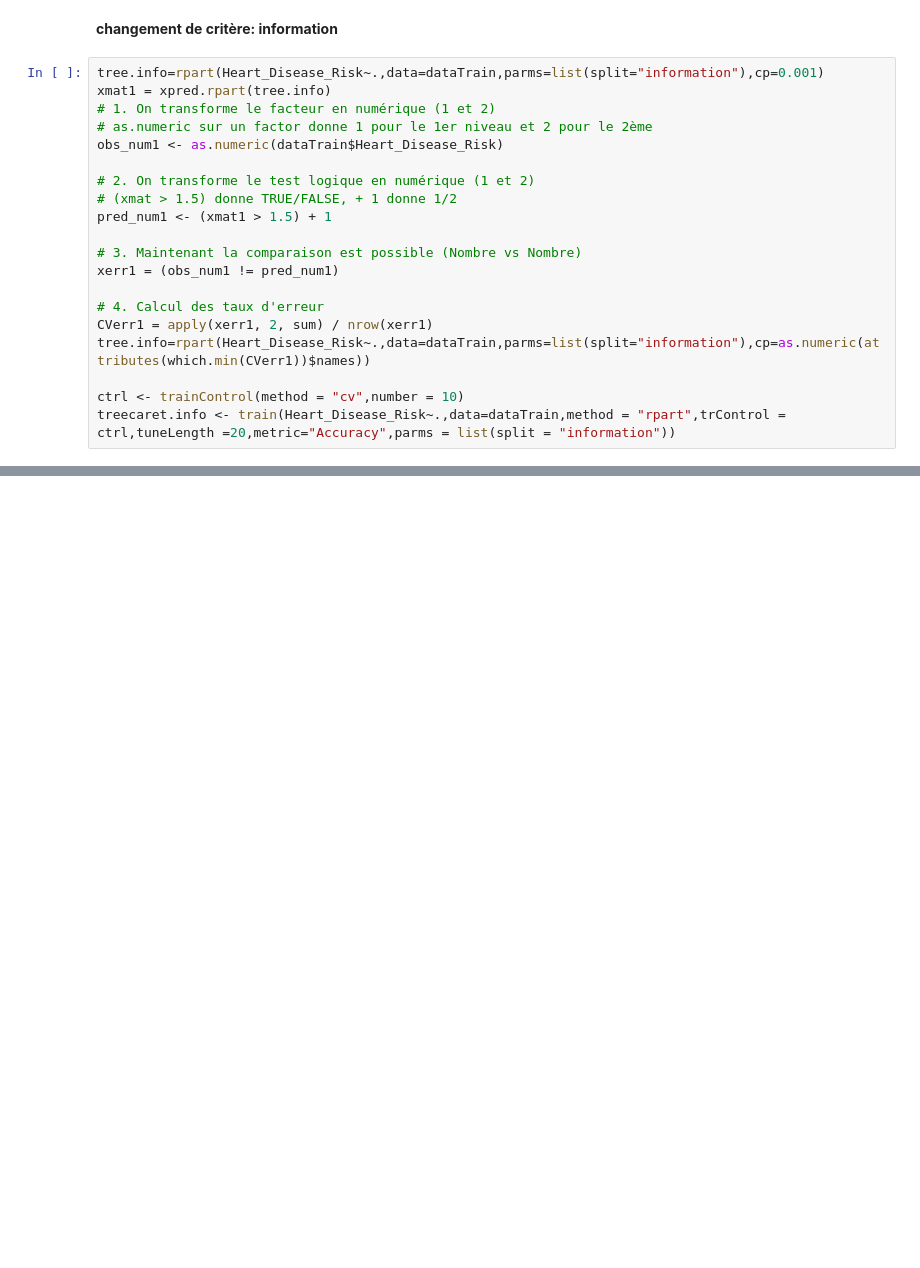
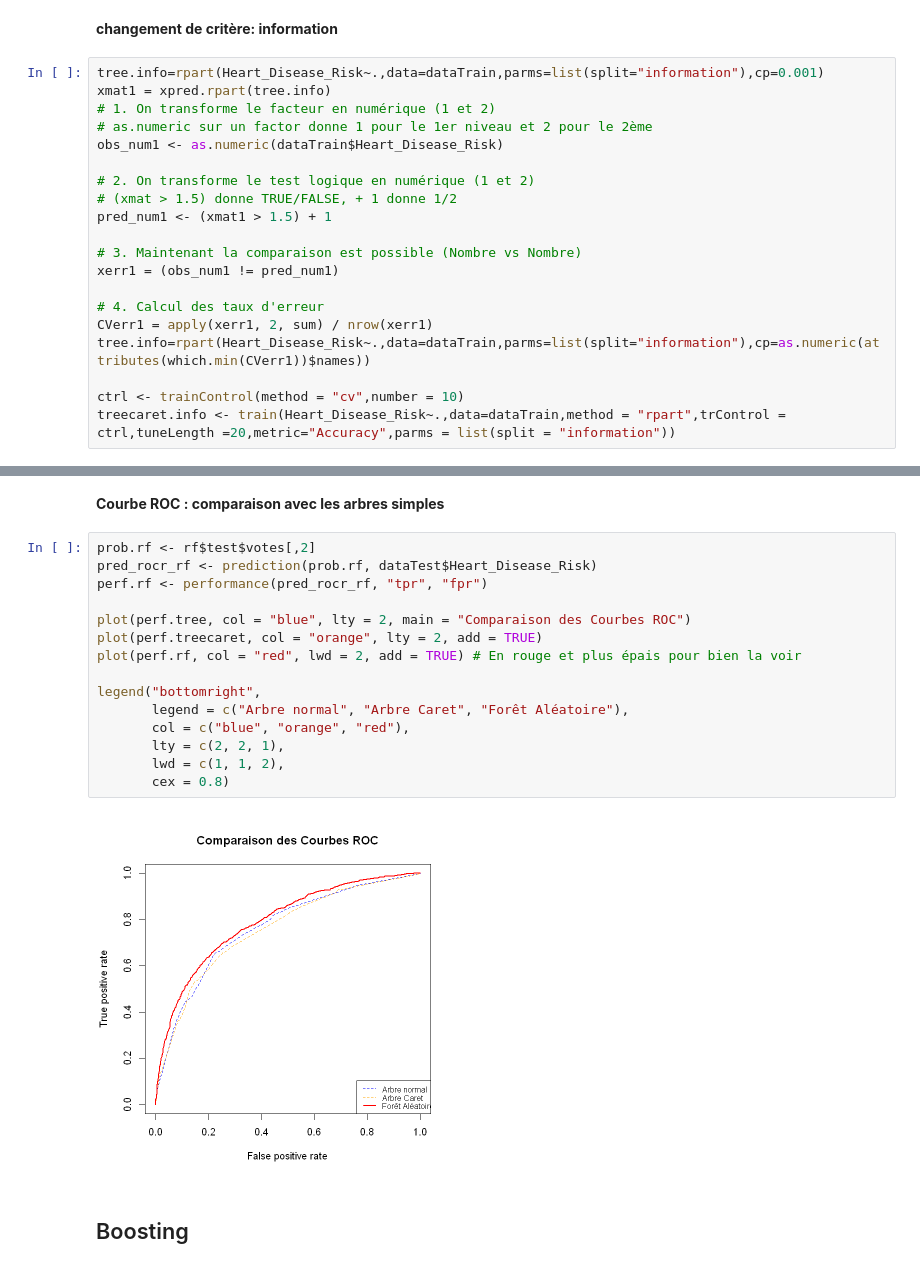
Before and after one commit to Eliott67/Projet_ML, a Jupyter notebook: etude_Heart_Disease_Risk_R.ipynb, the cells around one changed output, grey strips where cells are left out. Drawn from its saved outputs; the diff is of its cells as text; blank space fills up the shorter version.

Commit message:
forêt aléatoire, boosting

```diff
--- a/etude_Heart_Disease_Risk_R.ipynb
+++ b/etude_Heart_Disease_Risk_R.ipynb
@@ -720,0 +810,21 @@ Warning message:
+# %% [markdown]
+**Courbe ROC : comparaison avec les arbres simples**
+# %%
+prob.rf <- rf$test$votes[,2]
+pred_rocr_rf <- prediction(prob.rf, dataTest$Heart_Disease_Risk)
+perf.rf <- performance(pred_rocr_rf, "tpr", "fpr")
+
+plot(perf.tree, col = "blue", lty = 2, main = "Comparaison des Courbes ROC")
+plot(perf.treecaret, col = "orange", lty = 2, add = TRUE)
+plot(perf.rf, col = "red", lwd = 2, add = TRUE) # En rouge et plus épais pour bien la voir
+
+legend("bottomright",
+       legend = c("Arbre normal", "Arbre Caret", "Forêt Aléatoire"),
+       col = c("blue", "orange", "red"),
+       lty = c(2, 2, 1),
+       lwd = c(1, 1, 2),
+       cex = 0.8)
+# %% [output]
+[figure, added]
+# %% [markdown]
+## Boosting
```
Also changed, not shown: parts of 32 cells of this notebook.
